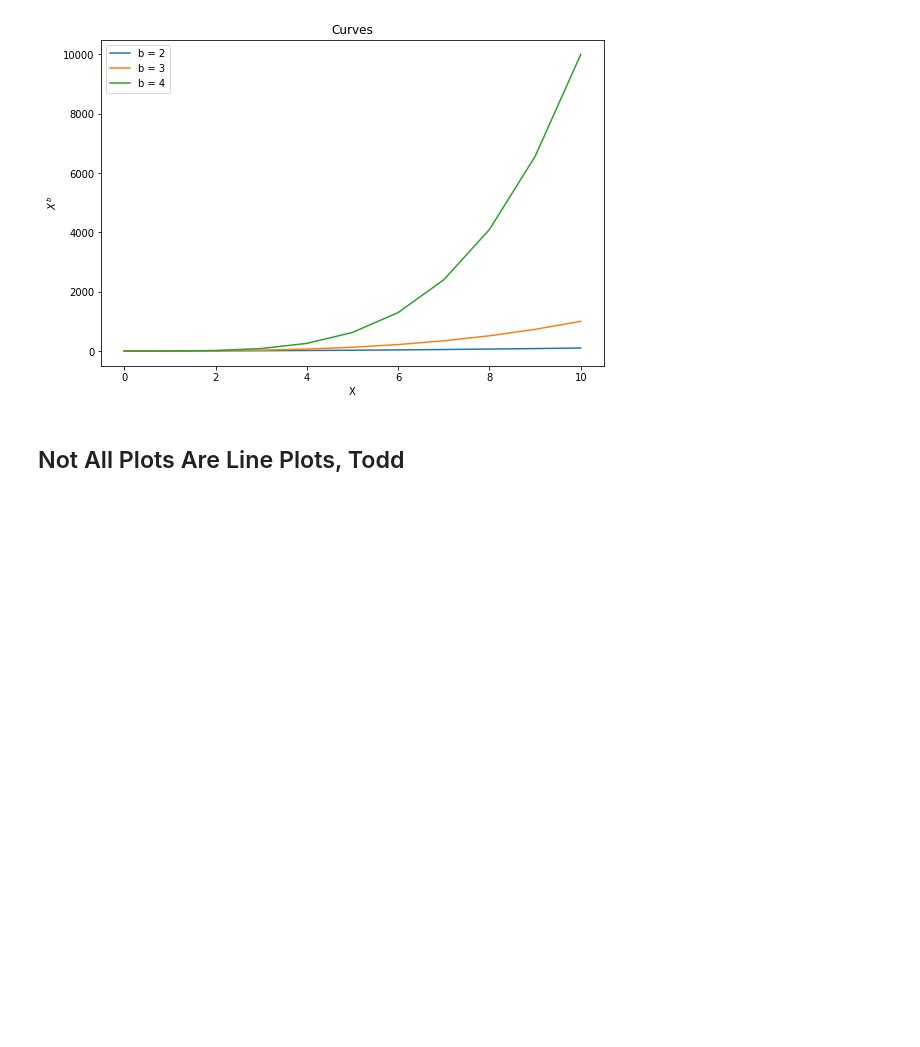
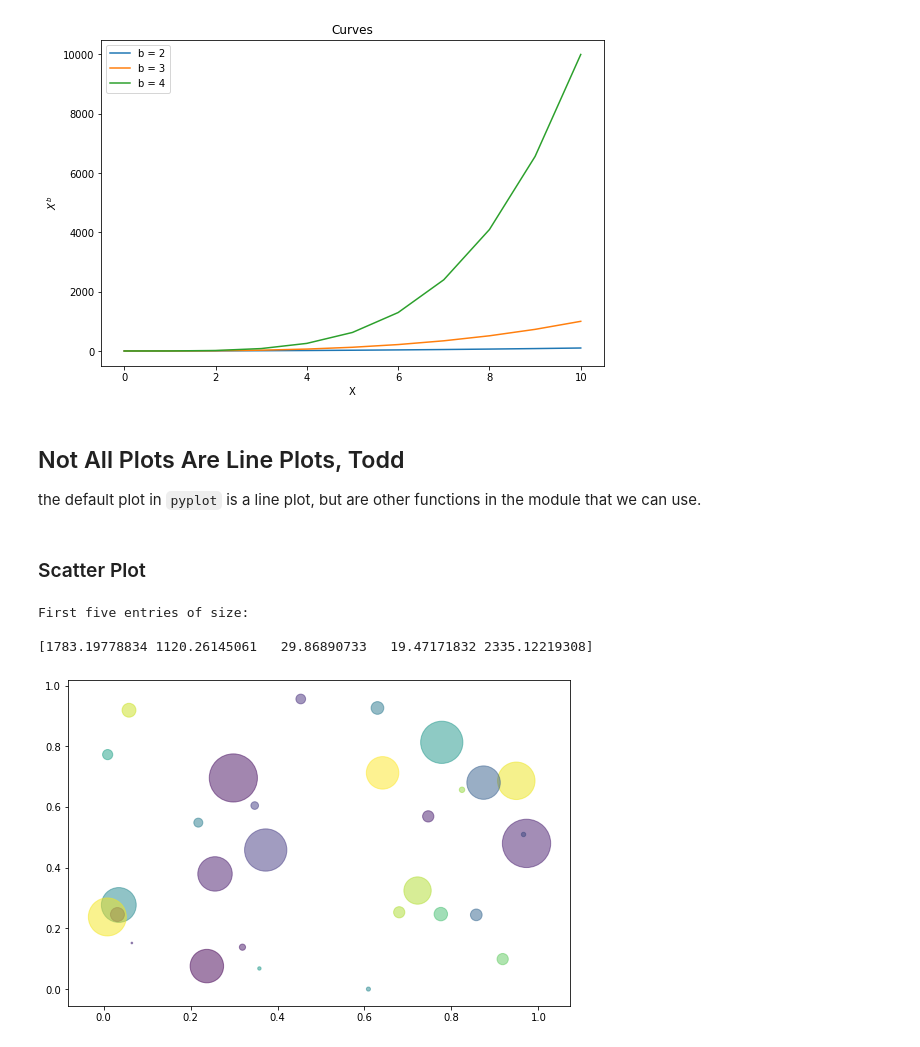
Before and after one commit to yngtodd/eleven, a Jupyter notebook: examples/notebooks/module_02_01_matplotlib_pyplot.ipynb, the cells around one changed output. Drawn from its saved outputs; the diff is of its cells as text; code cells hidden in the pictures; blank space fills up the shorter version.

Commit message:
Add some plotting variety

```diff
--- a/examples/notebooks/module_02_01_matplotlib_pyplot.ipynb
+++ b/examples/notebooks/module_02_01_matplotlib_pyplot.ipynb
@@ -109,5 +113,27 @@ plt.legend()
 plt.show()
 # %% [output]
 [figure]
-# %% [markdown]
-## Not All Plots Are Line Plots, Todd
+# %% [markdown]
+## Not All Plots Are Line Plots, Todd
+
+the default plot in `pyplot` is a line plot, but are other functions in the module that we can use.
+# %% [markdown]
+### Scatter Plot
+# %%
+num_points = 30
+x = np.random.rand(num_points)
+y = np.random.rand(num_points)
+colors = np.random.rand(num_points)
+size = (50 * np.random.rand(num_points))**2
+
+print(f'First five entries of size:\n\n{size[:5]}')
+# %% [output]
+First five entries of size:
+
+[1783.19778834 1120.26145061   29.86890733   19.47171832 2335.12219308]
+# %%
+plt.figure(figsize=(9, 6))
+plt.scatter(x, y, s=size, c=colors, alpha=0.5)
+plt.show()
+# %% [output]
+[figure, added]
```
Also changed, not shown: parts of 8 cells of this notebook, 1 other file.
